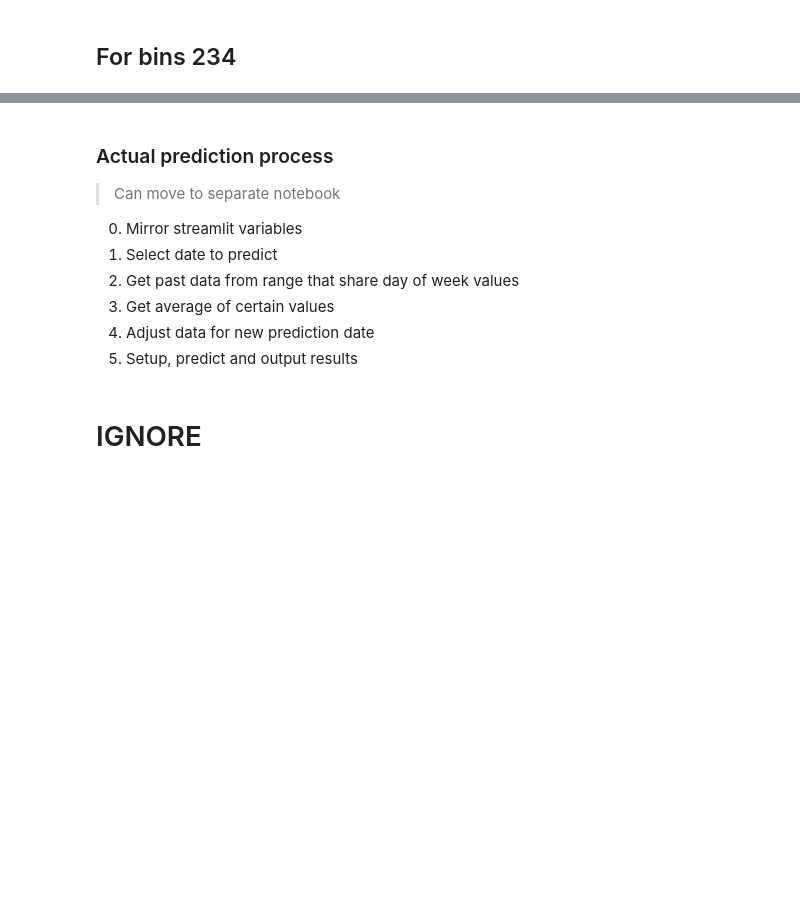
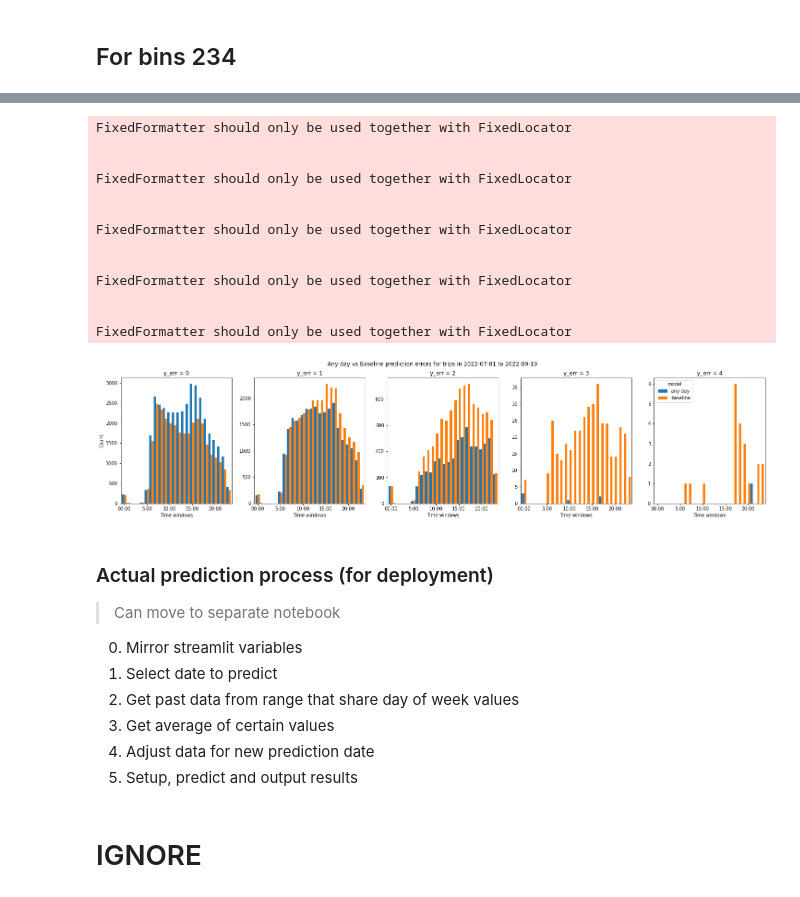
Before and after one commit to jptalusan/wego_occupancy_clean, a Jupyter notebook: notebooks/any_day.ipynb, the cells around one changed output, grey strips where cells are left out. Drawn from its saved outputs; the diff is of its cells as text; code cells hidden in the pictures; blank space fills up the shorter version.

```diff
--- a/notebooks/any_day.ipynb
+++ b/notebooks/any_day.ipynb
@@ -278,5 +514,42 @@ unique, counts
+# %%
+import matplotlib.pyplot as plt
+import matplotlib.ticker as ticker
+
+fig, ax = plt.subplots(ncols=5, figsize=(25, 5), sharey=False)
+
+loc = ticker.MultipleLocator(base=5.0) # this locator puts ticks at regular intervals
+
+for i in range(5):
+    res_df.reset_index().groupby(['time_window', 'model']).agg('first')[i].unstack().plot.bar(ax=ax[i], stacked=False, width=1.0, rot=0)
+    if i < 4:
+        ax[i].legend().remove()
+    ax[i].xaxis.set_major_locator(loc)
+    ax[i].set_xlabel('Time windows')
+    ax[i].set_title(f'y_err = {i}')
+    ax[i].set_xticklabels(['', '00:00', '5:00', '10:00', '15:00', '20:00'])
+
+ax[0].set_ylabel('Count')
+fig.suptitle('Any day vs Baseline prediction errors for trips in 2022-07-01 to 2022-09-19')
+
+fp = 'any_day_vs_baseline_IBI.png'
+plt.savefig(fp, dpi=200, bbox_inches='tight')
+# %% [output]
+FixedFormatter should only be used together with FixedLocator
+
+
+FixedFormatter should only be used together with FixedLocator
+
+
+FixedFormatter should only be used together with FixedLocator
+
+
+FixedFormatter should only be used together with FixedLocator
+
+
+FixedFormatter should only be used together with FixedLocator
+[figure, added]
 # %% [markdown]
-### Actual prediction process
+### Actual prediction process (for deployment)
 > Can move to separate notebook
 0. Mirror streamlit variables
 1. Select date to predict
```
Also changed, not shown: parts of 42 cells of this notebook, 10 other files.
